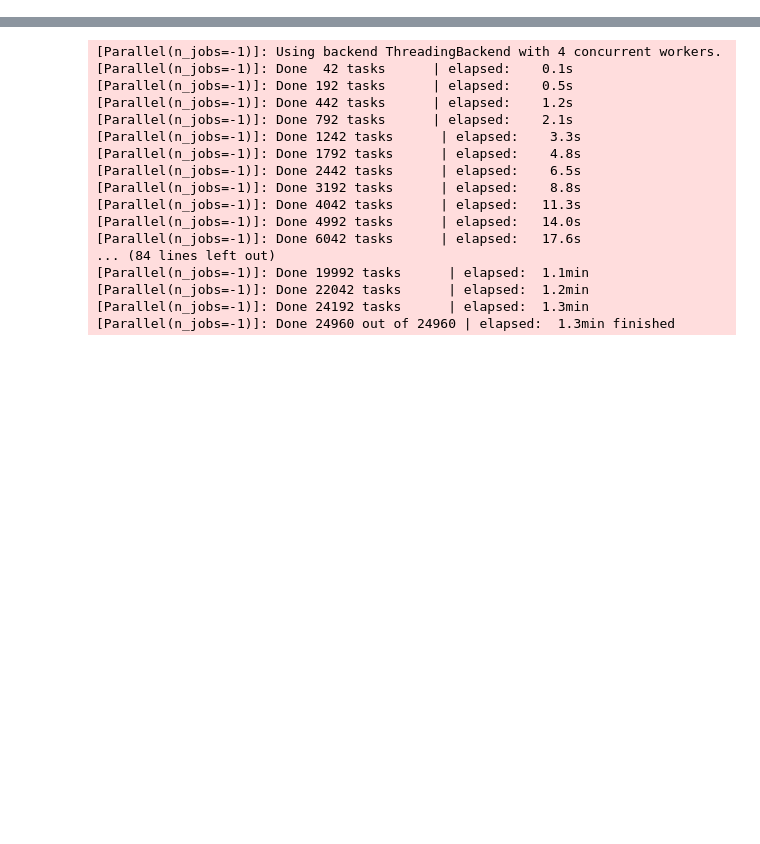
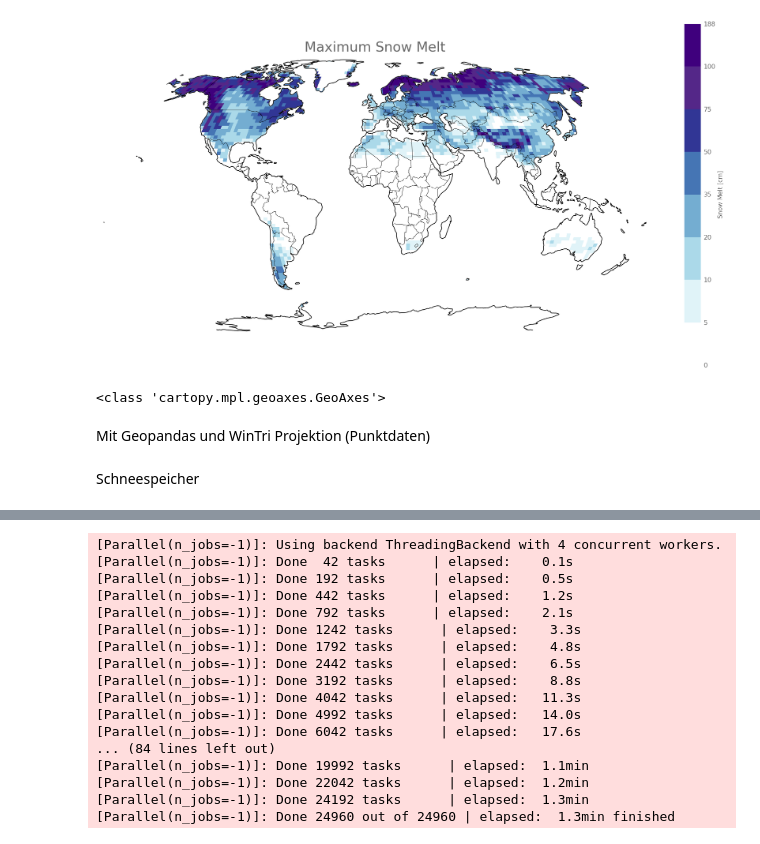
Before and after one commit to ericwoe/snow_storage_and_snowmelt_in_nuclear_winter, a Jupyter notebook: Example.ipynb, the cells around one changed output, grey strips where cells are left out. Drawn from its saved outputs; the diff is of its cells as text; code cells hidden in the pictures; blank space fills up the shorter version.

```diff
--- a/Example.ipynb
+++ b/Example.ipynb
@@ -12,0 +109,67 @@ ds = xr.open_dataset("./results/snow_dataset.nc")
+# %%
+data = ds["snow_melt"].max(dim="time")
+data = data / 10  # Umrechnung in cm
+# %%
+import matplotlib.pyplot as plt
+import cartopy.crs as ccrs
+import cartopy.feature as cfeature
+import matplotlib.colors as mcolors
+
+
+
+
+bin_edges = np.array([0, 5, 10, 20, 35, 50, 75, 100, data.max()])
+
+# Anzahl Klassen
+n_classes = len(bin_edges) - 1
+
+# Diskrete Colormap erzeugen
+#cmap = plt.get_cmap("YlGnBu", n_classes)
+colors = [
+    #"#006400", #0 - 0.1
+    "#ffffff",  # 0–100        weiß
+    "#e0f3f8",  # 100–1 000    sehr hellblau
+    "#abd9e9",  # 1 000–2 000  hellblau
+    "#74add1",  # 2 000–3 000  mittelblau
+    "#4575b4",  # 3 000–4 000  dunkelblau
+    "#313695",  # 4 000–6 000  sehr dunkelblau
+    "#542788",  # 6 000–10 000 blau-lila
+    "#3f007d",  # >10 000      lila
+]
+
+cmap = mcolors.ListedColormap(colors)
+
+# Norm für Klassengrenzen
+norm = mcolors.BoundaryNorm(bin_edges, ncolors=n_classes)
+
+fig = plt.figure(figsize=(20, 10))
+ax = plt.axes(projection=ccrs.Robinson())
+
+im = data.plot(
+    ax=ax,
+    transform=ccrs.PlateCarree(),
+    cmap=cmap,
+    norm=norm,
+    add_colorbar=True,
+    cbar_kwargs={
+        "label": "Snow Melt [cm]",
+        "ticks": bin_edges  # letzte (inf) nicht anzeigen
+    }
+)
+
+ax.coastlines(zorder = 11)
+ax.add_feature(cfeature.BORDERS, linewidth=0.5, zorder= 11)
+ax.add_feature(cfeature.OCEAN, color='white', zorder=10)
+ax.set_title("Maximum Snow Melt", fontsize=22)
+
+plt.show()
+print(type(ax))
+
+#Darstellung verbessern evtl. grün als Farbe, wo nie Schnee liegt
+# %% [output]
+[figure, added]
+<class 'cartopy.mpl.geoaxes.GeoAxes'>
+# %% [markdown]
+Mit Geopandas und WinTri Projektion (Punktdaten)
+# %% [markdown]
+Schneespeicher
```
Also changed, not shown: parts of 24 cells of this notebook, 3 other files.
